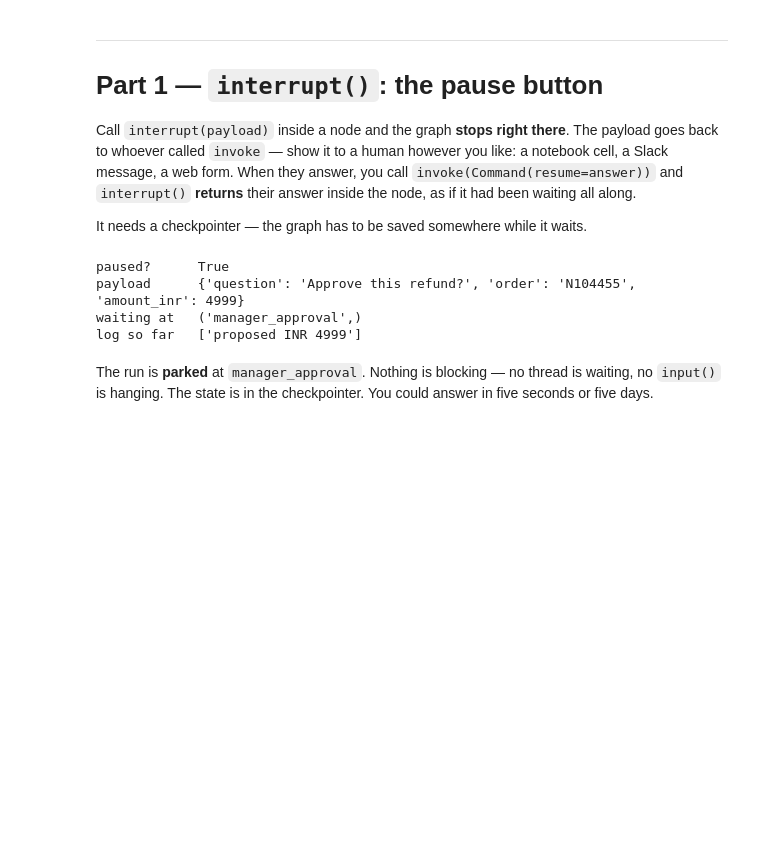
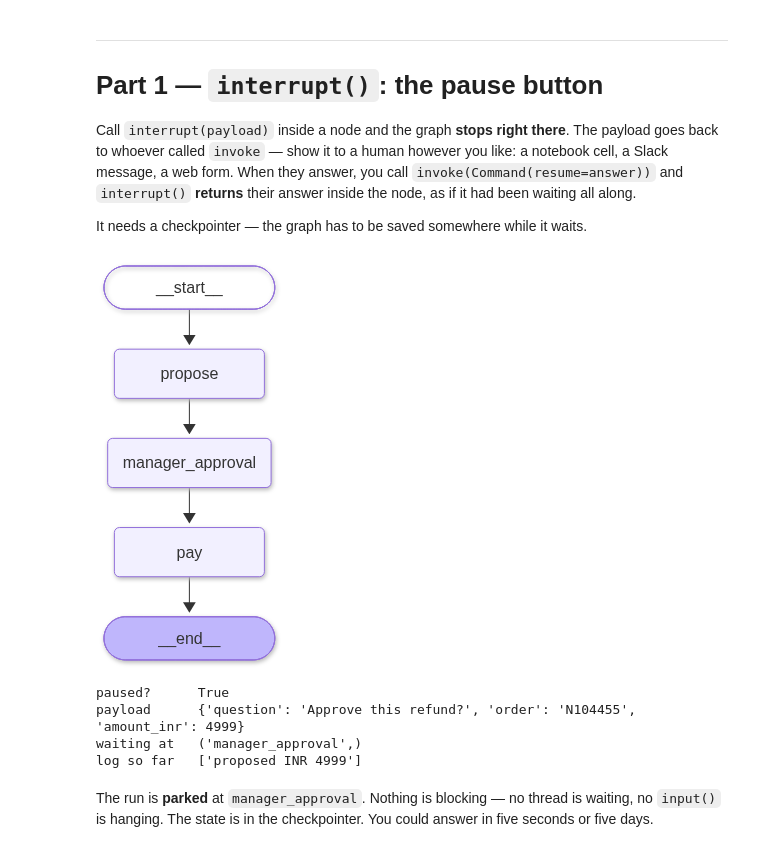
Before and after one commit to outskill-git/GenAIEngineering-Cohort6, a Jupyter notebook: Week13/03_hitl_and_agent_teams.ipynb, the cells around one changed output. Cells and saved outputs as stored; diff of their text form; code cells hidden in the pictures; blank space fills up the shorter version.

Commit message:
Week13: add graph visualisation to the Part 1 interrupt example

```diff
--- a/Week13/03_hitl_and_agent_teams.ipynb
+++ b/Week13/03_hitl_and_agent_teams.ipynb
@@ -104,33 +104,35 @@ class Refund(TypedDict, total=False):
 
 def propose(r: Refund) -> dict:
     return {"amount_inr": 4999, "log": ["proposed INR 4999"]}
 
 
 def manager_approval(r: Refund) -> dict:
     answer = interrupt({"question": "Approve this refund?", "order": r["order_id"], "amount_inr": r["amount_inr"]})
     return {"decision": answer, "log": [f"manager said: {answer}"]}
 
 
 def pay(r: Refund) -> dict:
     return {"log": ["PAID" if r["decision"] == "yes" else "not paid"]}
 
 
 b = StateGraph(Refund)
 b.add_node("propose", propose)
 b.add_node("manager_approval", manager_approval)
 b.add_node("pay", pay)
 b.add_edge(START, "propose"); b.add_edge("propose", "manager_approval")
 b.add_edge("manager_approval", "pay"); b.add_edge("pay", END)
 refunds = b.compile(checkpointer=InMemorySaver())
+draw(refunds)            # the graph we just described, drawn from the code itself
 
 cfg = {"configurable": {"thread_id": "refund-1"}}
 result = refunds.invoke({"order_id": "N104455", "log": []}, cfg)
 
 print("paused?     ", "__interrupt__" in result)
 print("payload     ", result["__interrupt__"][0].value)
 print("waiting at  ", refunds.get_state(cfg).next)
 print("log so far  ", result["log"])
 # %% [output]
+[figure, added]
 paused?      True
 payload      {'question': 'Approve this refund?', 'order': 'N104455', 'amount_inr': 4999}
 waiting at   ('manager_approval',)
```
